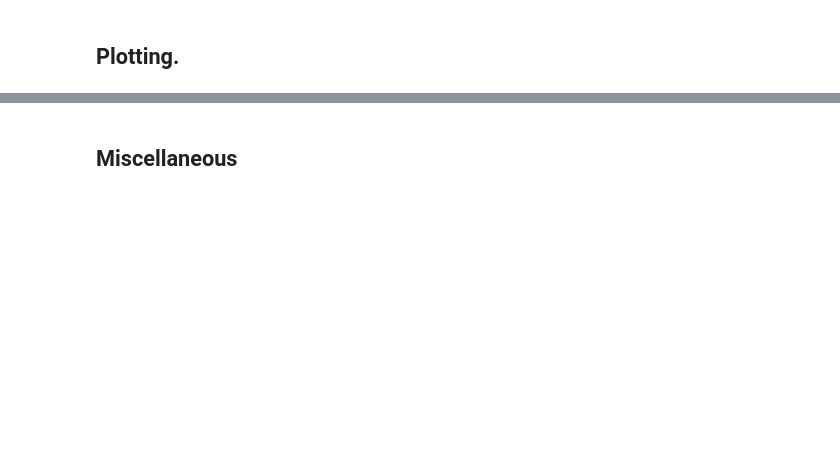
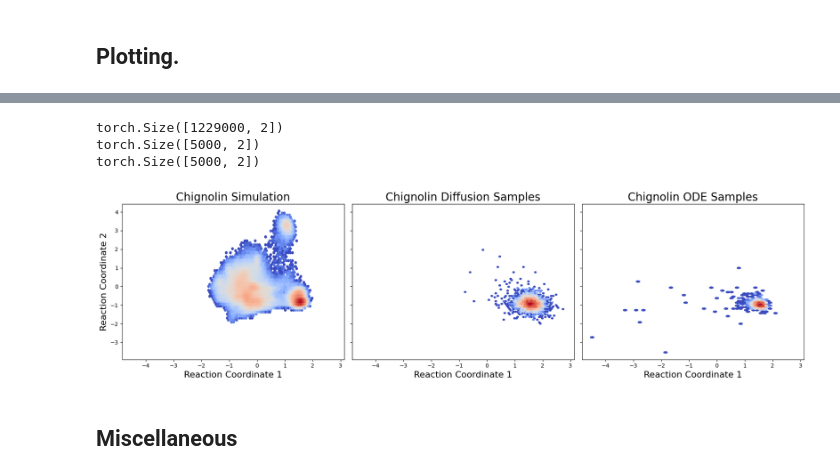
Before and after one commit to EthanZ0524/boltz-likelihoods, a Jupyter notebook: notebooks/tica.ipynb, the cells around one changed output, grey strips where cells are left out. Cells and saved outputs as stored; diff of their text form; code cells hidden in the pictures; blank space fills up the shorter version.

```diff
--- a/notebooks/tica.ipynb
+++ b/notebooks/tica.ipynb
@@ -229,2 +267,52 @@ torch.Size([1229000, 2])
+# %%
+FIG_SAVE_PATH = '/home/ethanz/figs/chignolin_diff_vs_ode.jpg'
+
+gt_rcs = get_chignolin_reaction_coordinates(
+    gt_trajectory.topology,
+    gt_trajectory.xyz,
+    tica_means,
+    tica_eigenvectors,
+    device="cuda:0")
+print(gt_rcs.shape)
+
+diff_rcs = get_chignolin_reaction_coordinates(
+    boltz_trajectory_1.topology,
+    boltz_trajectory_1.xyz,
+    tica_means,
+    tica_eigenvectors,
+    device="cuda:0")
+print(diff_rcs.shape)
+
+ode_rcs = get_chignolin_reaction_coordinates(
+    boltz_trajectory_2.topology,
+    boltz_trajectory_2.xyz,
+    tica_means,
+    tica_eigenvectors,
+    device="cuda:0")
+print(ode_rcs.shape)
+
+fig, ax = plt.subplots(1, 3, figsize=(18, 5), sharex=True, sharey=True)
+
+hb = ax[0].hexbin(gt_rcs[:,0], gt_rcs[:,1], gridsize=50, cmap='coolwarm', norm=mcolors.LogNorm())
+ax[0].set_title("Chignolin Simulation", fontsize=20)
+ax[0].set_xlabel("Reaction Coordinate 1", fontsize=16)
+ax[0].set_ylabel("Reaction Coordinate 2", fontsize=16)
+
+hb = ax[1].hexbin(diff_rcs[:,0], diff_rcs[:,1], gridsize=50, cmap='coolwarm', norm=mcolors.LogNorm())
+ax[1].set_title("Chignolin Diffusion Samples", fontsize=20)
+ax[1].set_xlabel("Reaction Coordinate 1", fontsize=16)
+
+hb = ax[2].hexbin(ode_rcs[:,0], ode_rcs[:,1], gridsize=50, cmap='coolwarm', norm=mcolors.LogNorm())
+ax[2].set_title("Chignolin ODE Samples", fontsize=20)
+ax[2].set_xlabel("Reaction Coordinate 1", fontsize=16)
+
+# plt.savefig(FIG_SAVE_PATH)
+plt.tight_layout()
+plt.show()
+# %% [output]
+torch.Size([1229000, 2])
+torch.Size([5000, 2])
+torch.Size([5000, 2])
+[figure, added]
 # %% [markdown]
 ## Miscellaneous
```
Also changed, not shown: parts of 13 cells of this notebook, 3 other files.
